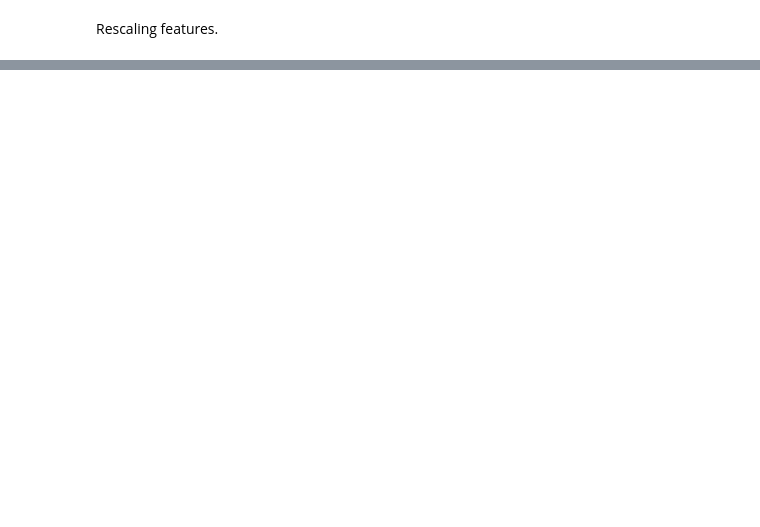
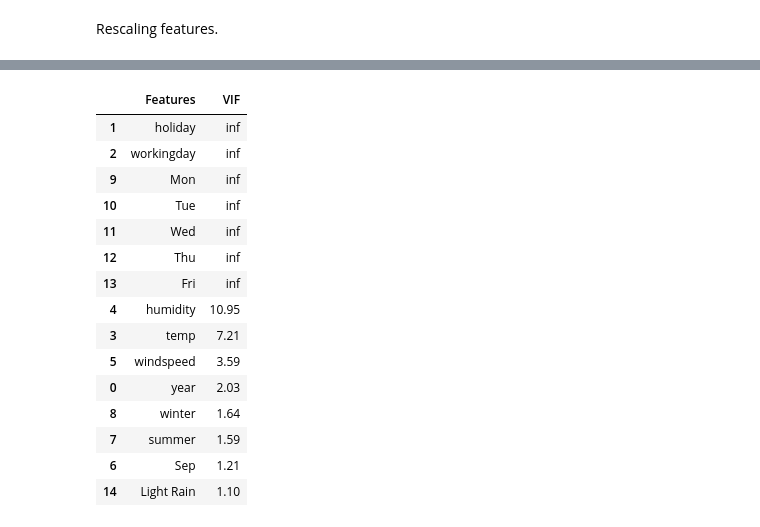
Before and after one commit to ranpariyachetan/boombikes-linearregression, a Jupyter notebook: regression-assignment.ipynb, the cells around one changed output, grey strips where cells are left out. Saved outputs shown, nothing was run; the diff lists cells and outputs as text; code cells hidden in the pictures; blank space fills up the shorter version.

Commit message:
Created regression models.

```diff
--- a/regression-assignment.ipynb
+++ b/regression-assignment.ipynb
@@ -367,8 +362,9 @@ df_train.describe().T
 # %%
 # Prepare the training data for modelling
 
-X_train = df_train.drop('count', axis=1)
-y_train = df_train['count']
+y_train = df_train.pop('count')
+X_train = df_train
 print(X_train.shape)
 print(y_train.shape)
+print(y_train.sample(5))
 # %% [output]
@@ -423,0 +429,9 @@ Index(['Jan', 'Feb', 'Mar', 'Apr', 'May', 'Jun', 'Jul', 'Aug', 'Sep', 'Oct',
+# %%
+
+X_train_rfe = X_train[sel_features]
+
+X_train_rfe = sm.add_constant(X_train_rfe)
+
+lm = sm.OLS(y_train, X_train_rfe).fit()
+
+print(lm.summary())
@@ -423,0 +456,29 @@ Index(['Jan', 'Feb', 'Mar', 'Apr', 'May', 'Jun', 'Jul', 'Aug', 'Sep', 'Oct',
+# %%
+# Caclulating VIF for the model
+
+from statsmodels.stats.outliers_influence import variance_inflation_factor
+
+X_train_rfe = X_train_rfe.drop('const', axis=1)
+vif = pd.DataFrame()
+vif['Features'] = X_train_rfe.columns
+vif['VIF'] = [variance_inflation_factor(X_train_rfe.values, i) for i in range(X_train_rfe.shape[1])]
+vif['VIF'] = round(vif['VIF'], 2)
+vif = vif.sort_values(by='VIF', ascending=False)
+vif
+# %% [output]
+|  | Features | VIF |
+| 1 | holiday | inf |
+| 2 | workingday | inf |
+| 9 | Mon | inf |
+| 10 | Tue | inf |
+| 11 | Wed | inf |
+| 12 | Thu | inf |
+| 13 | Fri | inf |
+| 4 | humidity | 10.95 |
+| 3 | temp | 7.21 |
+| 5 | windspeed | 3.59 |
+| 0 | year | 2.03 |
+| 8 | winter | 1.64 |
+| 7 | summer | 1.59 |
+| 6 | Sep | 1.21 |
+| 14 | Light Rain | 1.10 |
```
Also changed, not shown: parts of 25 cells of this notebook.
